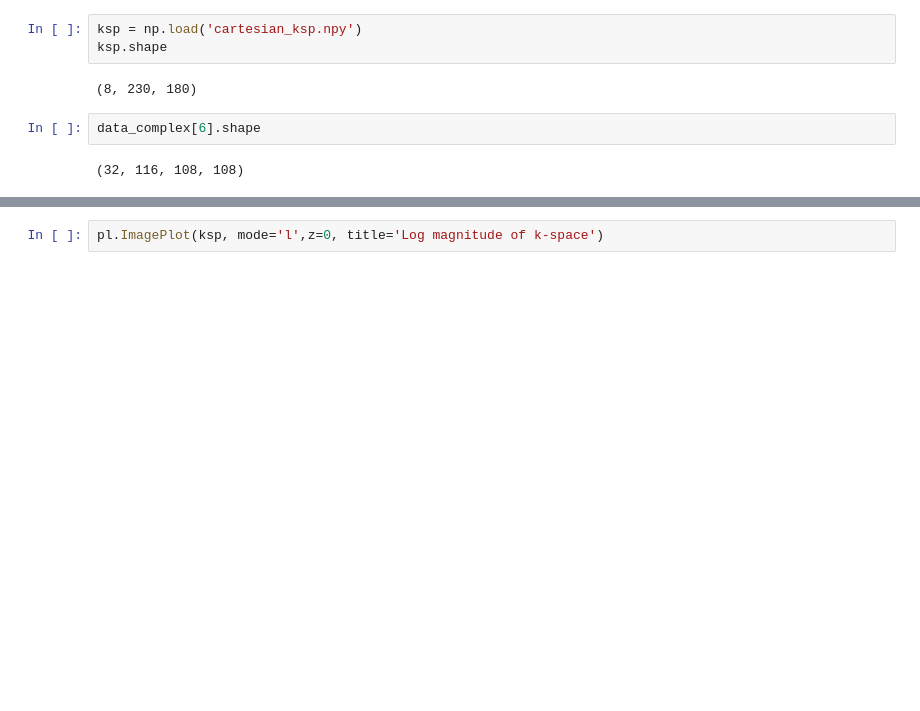
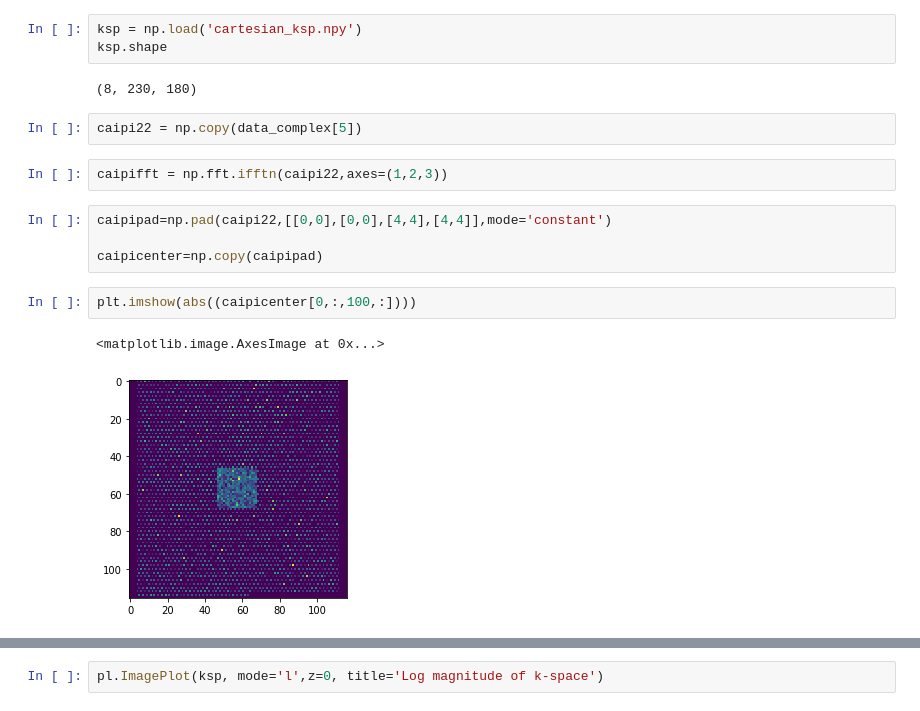
Before and after one commit to AhmadSJ/SENSE-and-CAIPIRINHA-in-Python, a Jupyter notebook: SENSE/ReconDevelopment_Nikos-CAIPI.ipynb, the cells around one changed output, grey strips where cells are left out. Saved outputs shown, nothing was run; the diff lists cells and outputs as text; blank space fills up the shorter version.

```diff
--- a/SENSE/ReconDevelopment_Nikos-CAIPI.ipynb
+++ b/SENSE/ReconDevelopment_Nikos-CAIPI.ipynb
@@ -37,7 +41,16 @@ ksp = np.load('cartesian_ksp.npy')
 ksp.shape
 # %% [output]
 (8, 230, 180)
-# %%
-data_complex[6].shape
-# %% [output]
-(32, 116, 108, 108)
+# %%
+caipi22 = np.copy(data_complex[5])
+# %%
+caipifft = np.fft.ifftn(caipi22,axes=(1,2,3))
+# %%
+caipipad=np.pad(caipi22,[[0,0],[0,0],[4,4],[4,4]],mode='constant')
+
+caipicenter=np.copy(caipipad)
+# %%
+plt.imshow(abs((caipicenter[0,:,100,:])))
+# %% [output]
+<matplotlib.image.AxesImage at 0x...>
+[figure, added]
```
Also changed, not shown: parts of 87 cells of this notebook, 2 other files.
